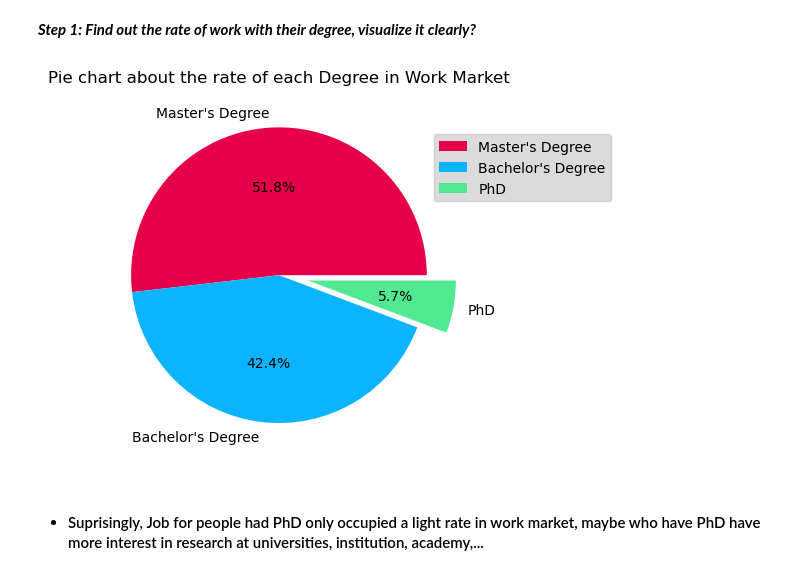
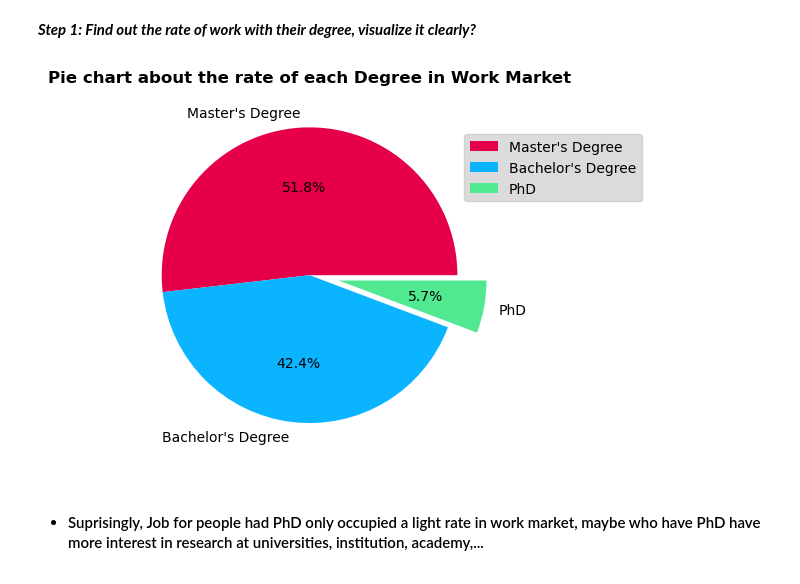
Before and after one commit to hoangvo1902/CSC17104_PROGRAMMING-FOR-DATA-SCIENCE, a Jupyter notebook: Final project_Completed.ipynb, the cells around one changed output. Cells and saved outputs as stored; diff of their text form; code cells hidden in the pictures.

```diff
--- a/Final project_Completed.ipynb
+++ b/Final project_Completed.ipynb
@@ -512,13 +512,13 @@ q1_df = salary_df[salary_df['Education'].isin(['Master\'s Degree', 'Bachelor\'s
 # %%
 # Percentage of each degree in work market:
 q1_df.Education.value_counts(normalize=True).plot(kind="pie", startangle=0, explode=[0, 0, 0.2], autopct='%1.1f%%')
 q1_df['Education'].value_counts(normalize=True) * 100
 
 plt.ylabel('')
 plt.legend(bbox_to_anchor =(0.9, 0.9))
-plt.title('Pie chart about the rate of each Degree in Work Market');
+plt.title('Pie chart about the rate of each Degree in Work Market', fontweight ='bold');
 # %% [output]
-[figure, old version]
+[figure, new version]
 # %% [markdown]
 - #### Suprisingly, Job for people had PhD only occupied a light rate in work market, maybe who have PhD have more interest in research at universities, institution, academy,...
 # %% [markdown]
```
Also changed, not shown: parts of 3 cells of this notebook.
